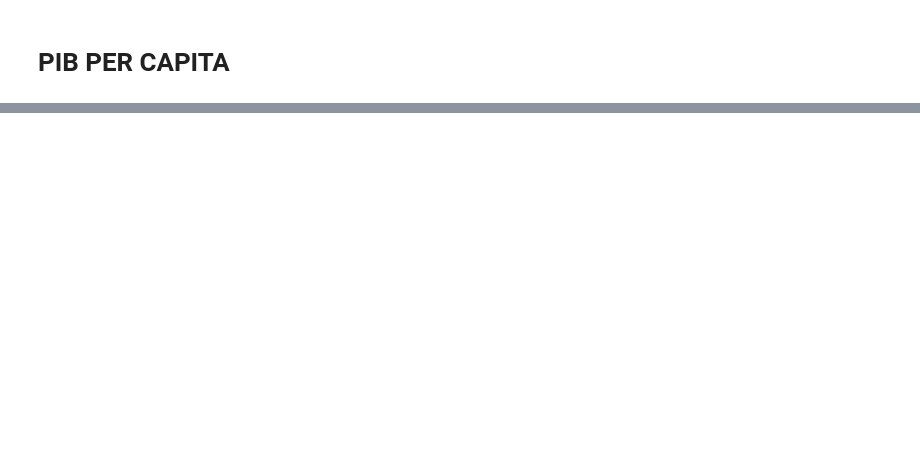
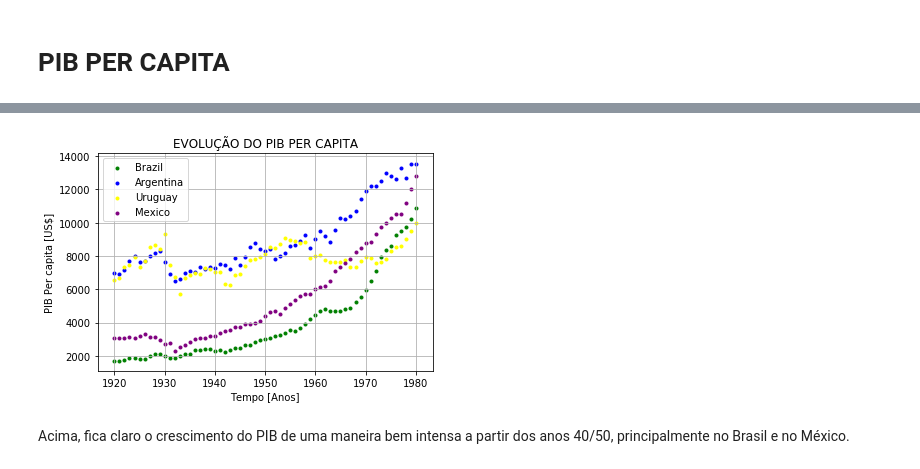
Before and after one commit to williamars/Ciencia-dos-Dados---P1, a Jupyter notebook: Rascunho P1 - William Silva.ipynb, the cells around one changed output, grey strips where cells are left out. Drawn from its saved outputs; the diff is of its cells as text; code cells hidden in the pictures; blank space fills up the shorter version.

```diff
--- a/Rascunho P1 - William Silva.ipynb
+++ b/Rascunho P1 - William Silva.ipynb
@@ -262,2 +292,17 @@ plt.show()
 # %% [markdown]
 # **PIB PER CAPITA**
+# %%
+# Selecionando os países que almejo
+pib_paises_oea = pib.loc[
+    (pib.country=="Argentina") |
+    (pib.country=="Brazil") |
+    (pib.country=="Canada") |
+    (pib.country=="Mexico") |
+    (pib.country=="Uruguay")
+]
+
+pib_oea = pib_paises_oea.rename(columns = {'country':'Pais'})
+pib_oea1 = pib_oea.set_index("Pais")
+
+# Selecionando o perído para os três países, sem incluir o Canadá
+pib_oea1.iloc[:, 120:181]
@@ -263,0 +318,44 @@ plt.show()
+# %%
+can = pib_oea1.iloc[:, 120:181].loc[["Canada"]]
+br = pib_oea1.iloc[:, 120:181].loc[["Brazil"]]
+ar = pib_oea1.iloc[:, 120:181].loc[["Argentina"]]
+ur = pib_oea1.iloc[:, 120:181].loc[["Uruguay"]]
+me = pib_oea1.iloc[:, 120:181].loc[["Mexico"]]
+
+colunas = []
+for i in can:
+    colunas.append(i)
+
+# Pegando os valores do PIB do Brasil
+pib_brazil = []
+for i in np.arange(0,len(colunas),1):
+    pib_brazil.append(int(br[colunas[i]]))
+
+# Pegando os valores do PIB da Argentina
+pib_argentina = []
+for i in np.arange(0,len(colunas),1):
+    pib_argentina.append(int(ar[colunas[i]]))
+
+# Pegando os valores do PIB do Uruguay
+pib_uruguay = []
+for i in np.arange(0,len(colunas),1):
+    pib_uruguay.append(int(ur[colunas[i]]))
+
+# Pegando os valores do PIB do México
+pib_mexico = []
+for i in np.arange(0,len(colunas),1):
+    pib_mexico.append(int(me[colunas[i]]))
+
+plt.scatter(colunas, pib_brazil, c='green', marker='.', label='Brazil')
+plt.scatter(colunas, pib_argentina, c='blue', marker='.', label='Argentina')
+plt.scatter(colunas, pib_uruguay, c='yellow', marker='.', label='Uruguay')
+plt.scatter(colunas, pib_mexico, c='purple', marker='.', label="Mexico")
+plt.title("EVOLUÇÃO DO PIB PER CAPITA")
+plt.xlabel("Tempo [Anos]")
+plt.ylabel("PIB Per capita [US$]")
+plt.legend()
+plt.grid(True)
+# %% [output]
+[figure, added]
+# %% [markdown]
+Acima, fica claro o crescimento do PIB de uma maneira bem intensa a partir dos anos 40/50, principalmente no Brasil e no México.
```
Also changed, not shown: parts of 14 cells of this notebook.
